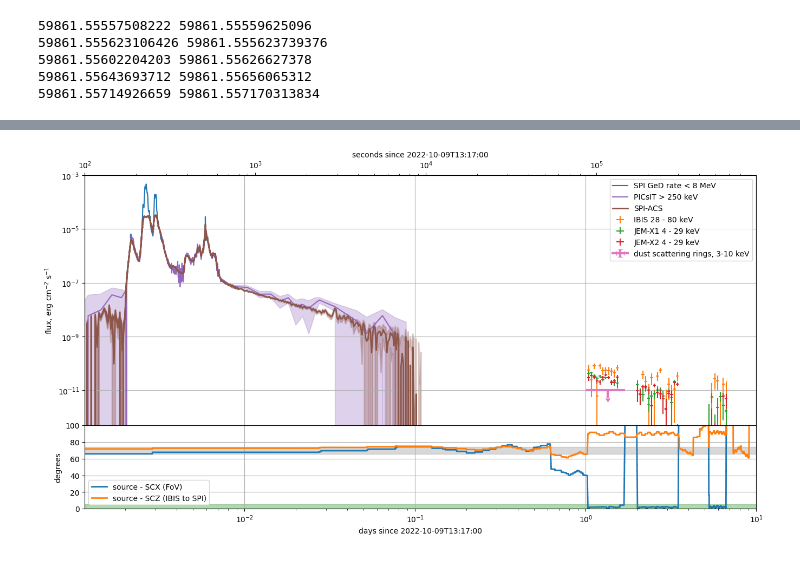
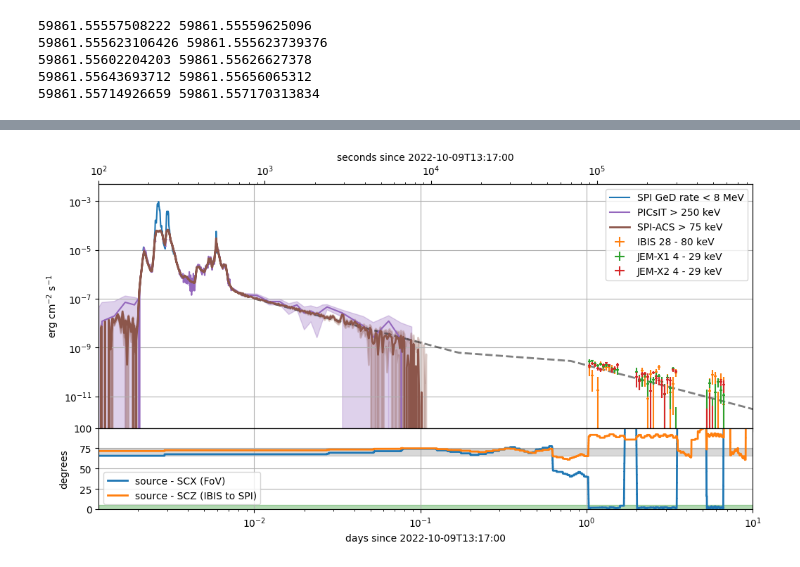
Before and after one commit to volodymyrss/grb221009, a Jupyter notebook: afterglow.ipynb, the cells around one changed output, grey strips where cells are left out. Drawn from its saved outputs; the diff is of its cells as text; code cells hidden in the pictures.

```diff
--- a/afterglow.ipynb
+++ b/afterglow.ipynb
@@ -413,17 +500,12 @@ hklc: ['/SPI_GEDRATE', '/SPI_GEDRATE0', '/SPI_GEDRATE1', '/SPI_GEDRATE10', '/SPI
 # %%
-plt.figure()
+print("hklc:", list(hklc.keys()))
+
+gedrate = hklc['/SPI_GEDRATE']
+gedrate
 
 m = gedrate.t < T0_ijd - 100./24/3600
 
-resp = 4e8
+resp = 2e8
 gedrate['flux'] = (gedrate.c - np.mean(gedrate.c[m]))/resp
 gedrate['flux_err'] = gedrate['flux']*0 + np.std(gedrate.c[m])/resp
-
-
-plt.errorbar(
-    ijd2plot(gedrate.t),
-    gedrate.flux,
-    gedrate.flux_err
-)
-plt.semilogy()
 # %% [output]
@@ -444,23 +604,27 @@ for i, r in picsit_bti.iterrows():
 # %%
 from astropy.io import fits
 
-t_mjd_offset = 70./24/3600
+# utc http://www.stjarnhimlen.se/comp/time.html
+t_mjd_offset = 69.20/24/3600
 
 T = np.logspace(-1, 1, 120)
 Tc = (T[1:] + T[:-1])/2.
 dT = (T[1:] - T[:-1])/2.
 
 # plt.figure(figsize=(16, 6))
-f, axes = plt.subplots(2, 1, figsize=(16, 8), height_ratios=[3, 1], sharex=True)
+f, axes = plt.subplots(2, 1, figsize=(12, 6), height_ratios=[3, 1], sharex=True)
 plt.sca(axes[0])
 
 ijd2plot = lambda t:(t- T0_ijd)
 
-plt.axhline(0, lw=2, c='k', alpha=0.5)
+# picked model
+plt.plot(t, s_t_model_gen(-10.6, -1.8, 0.8, -1.8, 0.17, -0.5)(t, None), lw=2, color='k', alpha=0.5, ls="--")
+
+# plt.axhline(0, lw=2, c='k', alpha=0.5)
 
 
 m = ((_:=ijd2plot(gedrate.t - t_mjd_offset)) < 0.01) & (_ > 0.002)
-m &= gedrate.flux > 3e-6
+m &= gedrate.flux > 6e-6
 gedrate.flux[~m] = np.NaN
 
 plt.plot(
@@ -475,8 +639,12 @@ for label, n in [('IBIS', 'IBIS'),
                 ]:
 
     f = fits.open(f"grbbase_fitspack_total_3p/{n}_lc_GRB221009A.fits")
+
+    e1 = int(f[1].header['E_MIN'])
+    e2 = int(f[1].header['E_MAX'])
+
     d = f[1].data
-    conversion_factor = get_conversion('JMX1').mean()
+    conversion_factor = get_spectral_energy_density_for_one_count(n, e1=e1, e2=e2)
 
     # plt.errorbar(ijd2plot(isgri_lc['TIME']), isgri_lc['RATE'], isgri_lc['ERROR'])
 
@@ -495,7 +663,7 @@ for label, n in [('IBIS', 'IBIS'),
         r[m]*factor,
         re[m]*factor,
         xerr=dT[m],
-        label=f"{label} {int(f[1].header['E_MIN']):d} - {int(f[1].header['E_MAX']):d} keV",
+        label=f"{label} {e1:d} - {e2:d} keV",
         ls=""
     )
 
@@ -503,10 +671,13 @@ for label, n in [('IBIS', 'IBIS'),
 
 m = (picsit_ag.mjd - (T0_ijd + 51544)) < 0.1
 
+
+picsit_factor = get_spectral_energy_density_for_one_count('PICSIT')
+
 c = plt.plot(
 # c = plt.errorbar(
     (picsit_ag.mjd - (T0_ijd + 51544))[m],
-    picsit_ag.flux[m],
+    picsit_ag.flux[m] * picsit_factor,
     # picsit_ag.flux_err[m],
     # xerr=picsit_ag.dt[m]/2,
     # ls="",
@@ -515,8 +686,8 @@ c = plt.plot(
 
 plt.fill_between(
     (picsit_ag.mjd - (T0_ijd + 51544))[m],
-    picsit_ag.flux[m] - picsit_ag.flux_err[m],
-    picsit_ag.flux[m] + picsit_ag.flux_err[m],
+    (picsit_ag.flux[m] - picsit_ag.flux_err[m])*picsit_factor,
+    (picsit_ag.flux[m] + picsit_ag.flux_err[m])*picsit_factor,
     # xerr=picsit_lc.dt[m]/2,
     # ls="",
     # label='PICsIT > 250 keV'
@@ -537,7 +708,7 @@ def rebin(x, n):
 ## ACS
 # TODO: check values
 bkg = 5336.468053846153
-cts_to_fluence = 3e-10
+acs_cts_to_sp_density = get_spectral_energy_density_for_one_count('ACS')
 
 tail_change = 0.01
 tail_bins = np.logspace(-3, np.log10(0.11), 300)
@@ -549,15 +720,15 @@ acs_dT = (acs_T[1:] - acs_T[:-1])/2.
 from rebin import rebin_in_bins, rebin_bins_in_bins
 
 
-acs_C = rebin_in_bins(acslc.t - T0_ijd, acslc.c - bkg - acslc.bkg_mean, acs_T, agg=lambda x:(np.sum(x))/len(x))
-acs_Cmin = rebin_in_bins(acslc.t - T0_ijd, acslc.c - bkg - acslc.bkg_max, acs_T, agg=lambda x:(np.sum(x))/len(x))
-acs_Cmax = rebin_in_bins(acslc.t - T0_ijd, acslc.c - bkg - acslc.bkg_min, acs_T, agg=lambda x:(np.sum(x))/len(x))
+acs_C = 20*rebin_in_bins(acslc.t - T0_ijd, acslc.c - bkg - acslc.bkg_mean, acs_T, agg=lambda x:(np.sum(x))/len(x))
+acs_Cmin = 20*rebin_in_bins(acslc.t - T0_ijd, acslc.c - bkg - acslc.bkg_max, acs_T, agg=lambda x:(np.sum(x))/len(x))
+acs_Cmax = 20*rebin_in_bins(acslc.t - T0_ijd, acslc.c - bkg - acslc.bkg_min, acs_T, agg=lambda x:(np.sum(x))/len(x))
 
 c = None
 
 c = plt.plot(
     acs_Tc- t_mjd_offset,
-    acs_C * cts_to_fluence,
+    acs_C * acs_cts_to_sp_density,
     lw=2,
     label="SPI-ACS > 75 keV"
 )[0].get_color()
@@ -565,31 +736,33 @@ c = plt.plot(
 
 c = plt.fill_between(
     acs_Tc - t_mjd_offset,
-    acs_Cmin * cts_to_fluence,
-    acs_Cmax * cts_to_fluence,
+    acs_Cmin * acs_cts_to_sp_density,
+    acs_Cmax * acs_cts_to_sp_density,
     lw=2,
     color=c,
     alpha=0.3
 )
 
-lc_by_instrument['acs'] = {'t': acs_Tc - t_mjd_offset, 'r': acs_C, 're': (acs_Cmax - acs_Cmin)/2, 'conversion_factor': cts_to_fluence}
+lc_by_instrument['acs'] = {'t': acs_Tc - t_mjd_offset, 'r': acs_C, 're': (acs_Cmax - acs_Cmin)/2, 'conversion_factor': acs_cts_to_sp_density}
 
 # TODO: picsit erange
 
-plt.errorbar(
-    (rings['r2558']['t1_since_t0_d'] + rings['r2558']['t2_since_t0_d'])/2.,
-    rings['r2558']['flux_ecs_3_10'],
-    rings['r2558']['flux_ecs_3_10']/2.,
-    xerr=(rings['r2558']['t2_since_t0_d'] - rings['r2558']['t1_since_t0_d'])/2.,
-    uplims=[True],
-    lw=3,
-    label="dust scattering rings, 3-10 keV"
-)
+# plt.errorbar(
+#     (rings['r2558']['t1_since_t0_d'] + rings['r2558']['t2_since_t0_d'])/2.,
+#     rings['r2558']['flux_ecs_3_10'],
+#     rings['r2558']['flux_ecs_3_10']/2.,
+#     xerr=(rings['r2558']['t2_since_t0_d'] - rings['r2558']['t1_since_t0_d'])/2.,
+#     uplims=[True],
+#     lw=3,
+#     label="dust scattering rings, 3-10 keV"
+# )
 
 
 
-plt.ylim([0.5e-12, 1e-3])
-plt.ylabel("flux, erg cm$^{-2}$ s$^{-1}$")
+plt.ylim([0.5e-12, 5e-3])
+plt.ylabel("erg cm$^{-2}$ s$^{-1}$")
+# plt.ylabel("spectral energy density at 50 keV, erg cm$^{-2}$ s$^{-1}$")
+# plt.ylabel("flux, erg cm$^{-2}$ s$^{-1}$ keV$^{-1}$")
 plt.loglog()
 plt.grid()
 plt.legend()
@@ -644 +827 @@ INFO:root:opened grbbase_fitspack_total_3p/JMX1_arf_GRB221009A_total_3p.fits as
-[figure, old version]
+[figure, new version]
```
Also changed, not shown: parts of 21 cells of this notebook, 3 other files.
